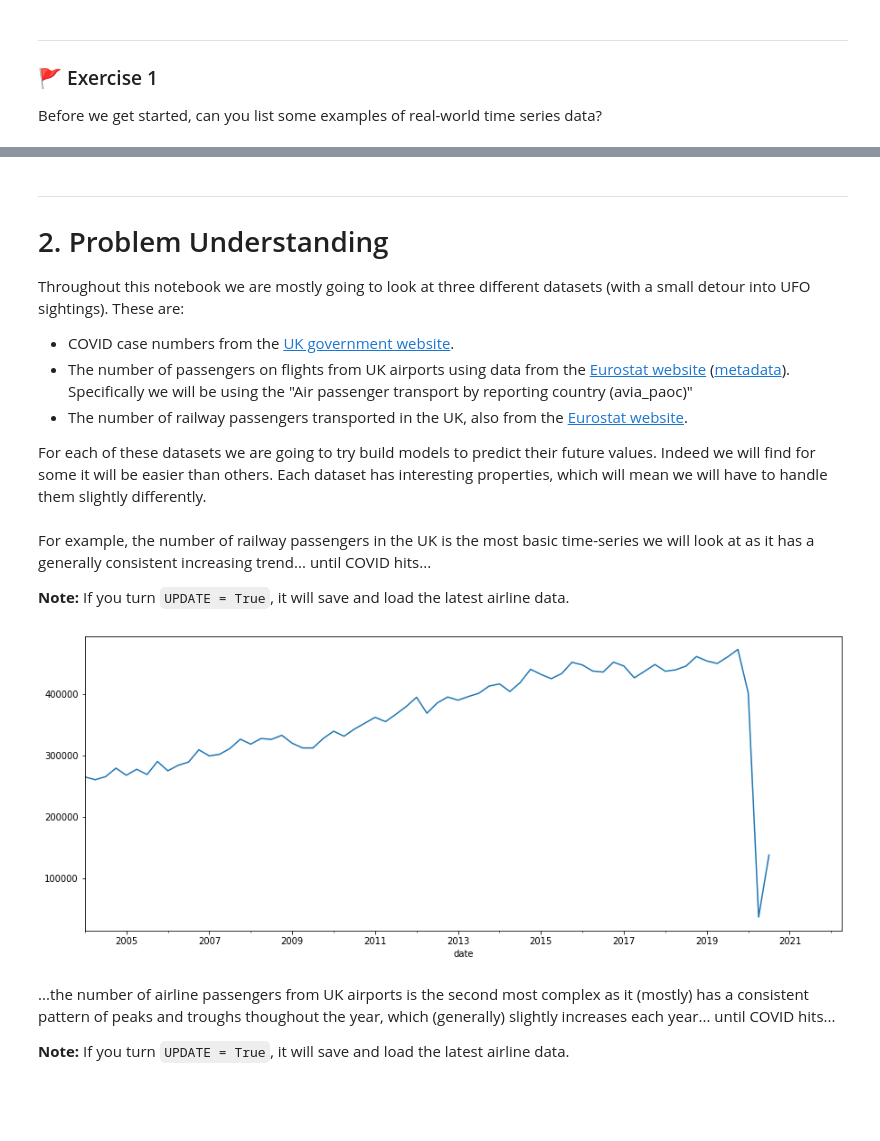
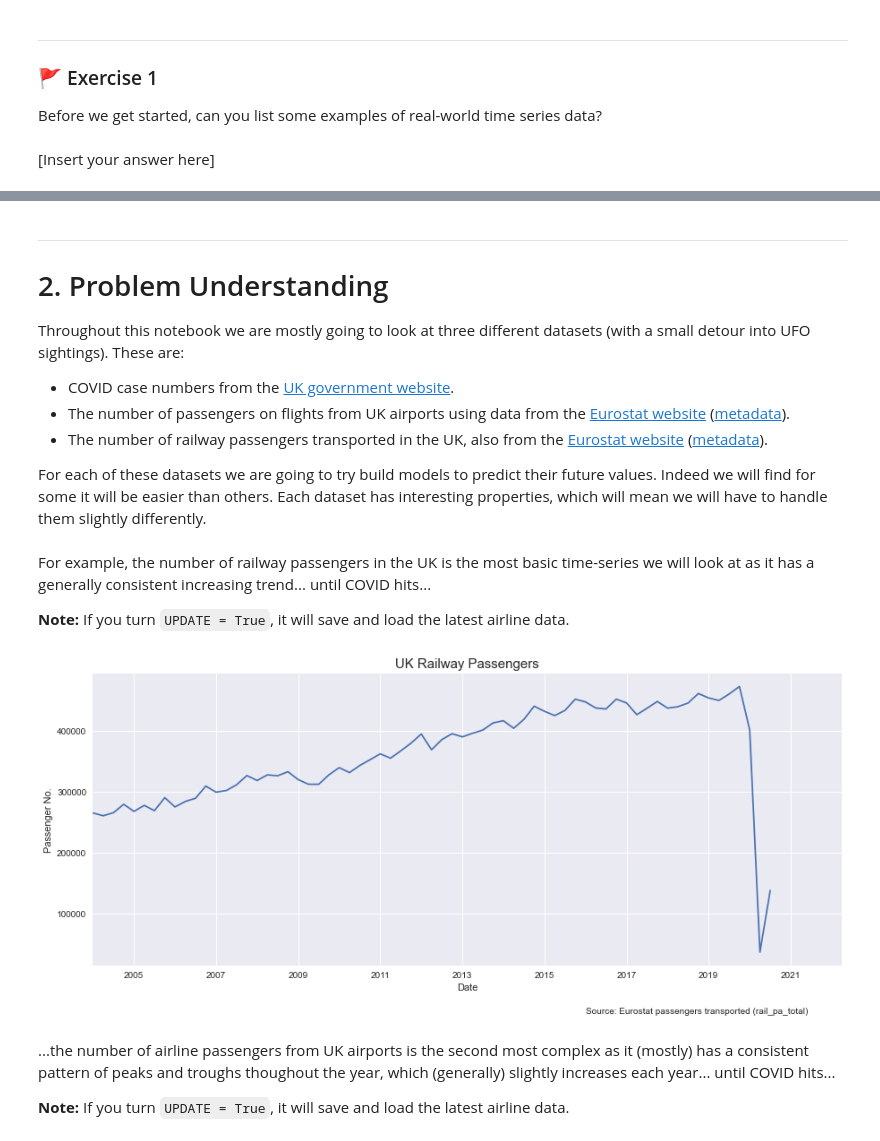
Before and after one commit to Eldave93/machine-learning-workbooks, a Jupyter notebook: 12-time-series/12_workbook.ipynb, the cells around one changed output, grey strips where cells are left out. Cells and saved outputs as stored; diff of their text form; code cells hidden in the pictures; blank space fills up the shorter version.

```diff
--- a/12-time-series/12_workbook.ipynb
+++ b/12-time-series/12_workbook.ipynb
@@ -115,6 +118,8 @@ Solutions .txt file not found!
 ### 🚩 Exercise 1
 
 Before we get started, can you list some examples of real-world time series data?
+# %% [markdown]
+[Insert your answer here]
 # %%
 %run ../scripts/show_solutions.py 12_ex1
 # %% [output]
@@ -128,8 +133,8 @@ Before we get started, can you list some examples of real-world time series data
 Throughout this notebook we are mostly going to look at three different datasets (with a small detour into UFO sightings). These are:
 
 - COVID case numbers from the [UK government website](https://coronavirus.data.gov.uk/).
-- The number of passengers on flights from UK airports using data from the [Eurostat website](https://ec.europa.eu/eurostat/web/transport/data/database?p_p_id=NavTreeportletprod_WAR_NavTreeportletprod_INSTANCE_yjUOJMEUlFPI&p_p_lifecycle=0&p_p_state=normal&p_p_mode=view) ([metadata](https://ec.europa.eu/eurostat/cache/metadata/en/avia_pa_esms.htm)). Specifically we will be using the "Air passenger transport by reporting country (avia_paoc)"
-- The number of railway passengers transported in the UK, also from the [Eurostat website](https://ec.europa.eu/eurostat/web/transport/data/database?p_p_id=NavTreeportletprod_WAR_NavTreeportletprod_INSTANCE_yjUOJMEUlFPI&p_p_lifecycle=0&p_p_state=normal&p_p_mode=view).
+- The number of passengers on flights from UK airports using data from the [Eurostat website](https://ec.europa.eu/eurostat/web/transport/data/database?p_p_id=NavTreeportletprod_WAR_NavTreeportletprod_INSTANCE_yjUOJMEUlFPI&p_p_lifecycle=0&p_p_state=normal&p_p_mode=view) ([metadata](https://ec.europa.eu/eurostat/cache/metadata/en/avia_pa_esms.htm)).
+- The number of railway passengers transported in the UK, also from the [Eurostat website](https://ec.europa.eu/eurostat/web/transport/data/database?p_p_id=NavTreeportletprod_WAR_NavTreeportletprod_INSTANCE_yjUOJMEUlFPI&p_p_lifecycle=0&p_p_state=normal&p_p_mode=view) ([metadata](https://ec.europa.eu/eurostat/cache/metadata/en/rail_pa_esms.htm)).
 
 For each of these datasets we are going to try build models to predict their future values. Indeed we will find for some  it will be easier than others. Each dataset has interesting properties, which will mean we will have to handle them slightly differently.
 # %% [markdown]
@@ -140,18 +145,26 @@ If you turn `UPDATE = True`, it will save and load the latest airline data.
 # %%
 from helper_functions import load_railway_passengers, tidy_eu_rail_passengers
 
 # load the data
 rail_raw = load_railway_passengers(UPDATE = False)
 # tidy it up
 railpass = tidy_eu_rail_passengers(rail_raw)
 # get UK data
-uk_rail_pass = railpass[(railpass["country"] == "UK") &          # UK
-                   (railpass["unit"] == "THS_PAS")          # Thousand passengers
-                  ]["vals"].copy()                          # just get the values
+uk_rail_pass = railpass[
+    (railpass["country"] == "UK") &          # UK
+    (railpass["unit"] == "THS_PAS")          # Thousand passengers
+    ]["vals"].copy()                         # just get the values
+
 # plot the data
-uk_rail_pass.plot(figsize=(15, 6));
+uk_rail_pass.plot(figsize=(15, 6))
+plt.title("UK Railway Passengers", fontsize=15)
+plt.xlabel("Date")
+plt.ylabel("Passenger No.")
+plt.text(0.75, 0., "Source: Eurostat passengers transported (rail_pa_total)", ha='center',
+         transform=plt.gcf().transFigure)
+plt.show()
 # %% [output]
-[figure, old version]
+[figure, new version]
 # %% [markdown]
 ...the number of airline passengers from UK airports is the second most complex as it (mostly) has a consistent pattern of peaks and troughs thoughout the year, which (generally) slightly increases each year... until COVID hits...
 
```
Also changed, not shown: parts of 119 cells of this notebook, 4 other files.
